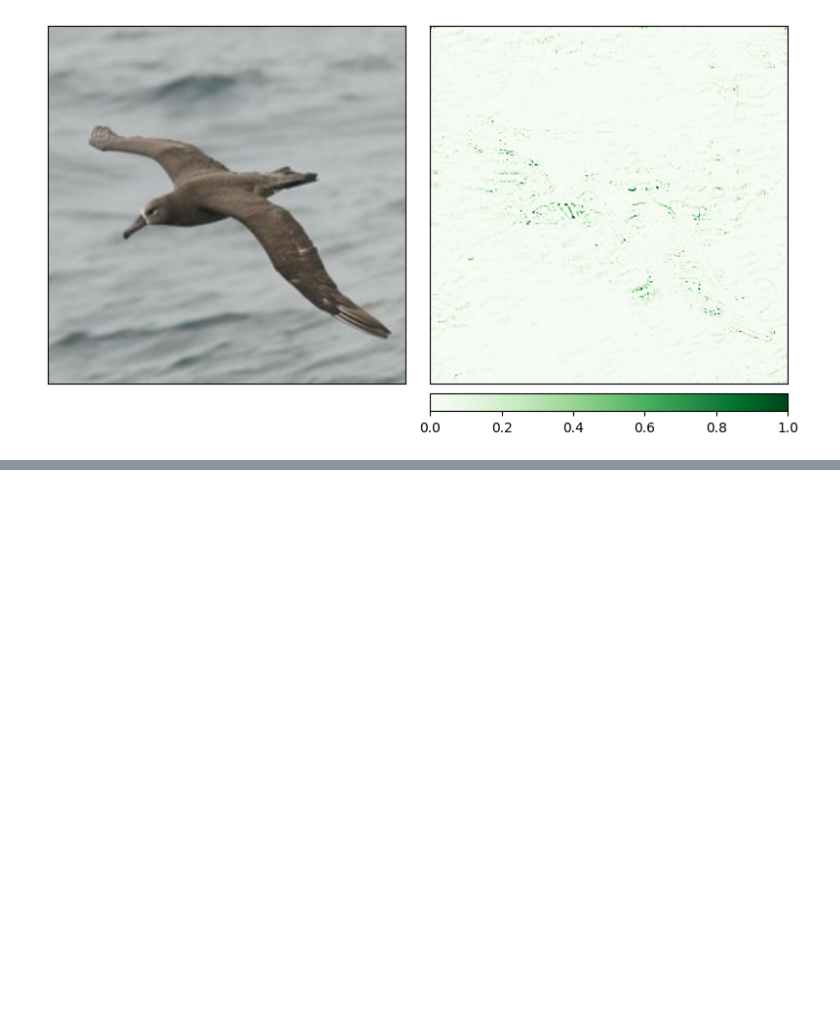
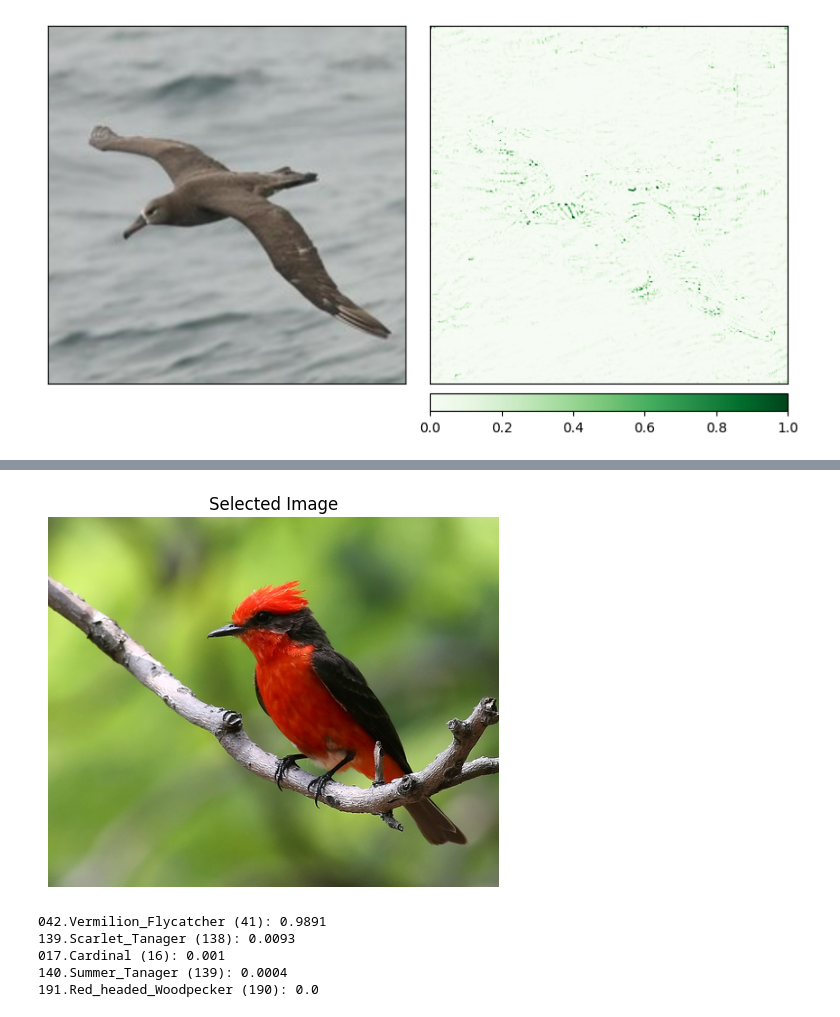
Before and after one commit to samueleantonelli/Explainable_ResNet, a Jupyter notebook: TorchVision_Interpret_new.ipynb, the cells around one changed output, grey strips where cells are left out. Drawn from its saved outputs; the diff is of its cells as text; code cells hidden in the pictures; blank space fills up the shorter version.

```diff
--- a/TorchVision_Interpret_new.ipynb
+++ b/TorchVision_Interpret_new.ipynb
@@ -403,0 +425,54 @@ plt.show()
+# %%
+from PIL import Image
+
+# Load a single image for LIME explanation
+image_path = image_path # Replace with the correct path
+image = Image.open(image_path)
+
+# Display the image
+plt.imshow(image)
+plt.title("Selected Image")
+plt.axis('off')
+plt.show()
+# %% [output]
+[figure, added]
+# %%
+#define the path to the image used in previous approaches
+image_path = image_path
+
+#apply the same transformations as used during training
+transform = T.Compose([
+    T.Resize((448, 448)),  # Ensure the correct input size for ResNet
+    T.ToTensor(),
+    T.Normalize(mean=(0.485, 0.456, 0.406), std=(0.229, 0.224, 0.225))
+])
+
+#convert image to tensor
+input_tensor = transform(image).unsqueeze(0).to(device)  # Add batch dimension and move to the correct device
+
+# Ensure the model is in eval mode
+# Ensure correct device setup
+device = torch.device("cuda" if torch.cuda.is_available() else "cpu")
+
+# Move model to the correct device
+model = model.to(device)
+
+# Move input tensor to the same device as the model
+input_tensor = input_tensor.to(device)
+
+# Ensure the model is in evaluation mode
+model.eval()
+
+# Forward pass through the model
+with torch.no_grad():
+    outputs = model(input_tensor)  # Ensure both model and input are on the same device
+    output_probs = F.softmax(outputs, dim=1).squeeze(0)  # Compute probabilities
+
+# Print top predictions
+print_result(output_probs, topk=5)  # Call the correct function
+# %% [output]
+042.Vermilion_Flycatcher (41): 0.9891
+139.Scarlet_Tanager (138): 0.0093
+017.Cardinal (16): 0.001
+140.Summer_Tanager (139): 0.0004
+191.Red_headed_Woodpecker (190): 0.0
```
Also changed, not shown: parts of 13 cells of this notebook.
